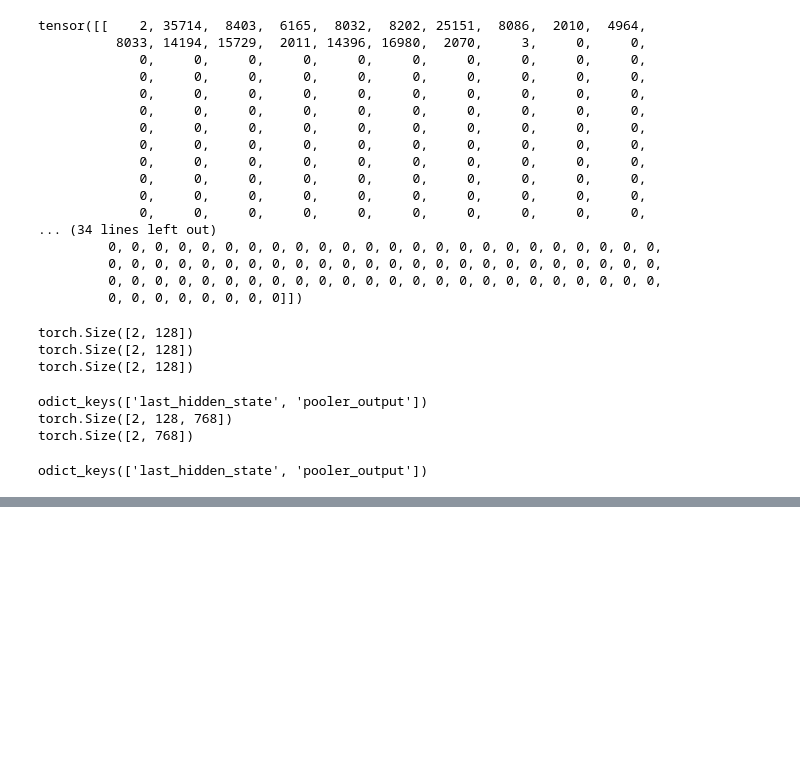
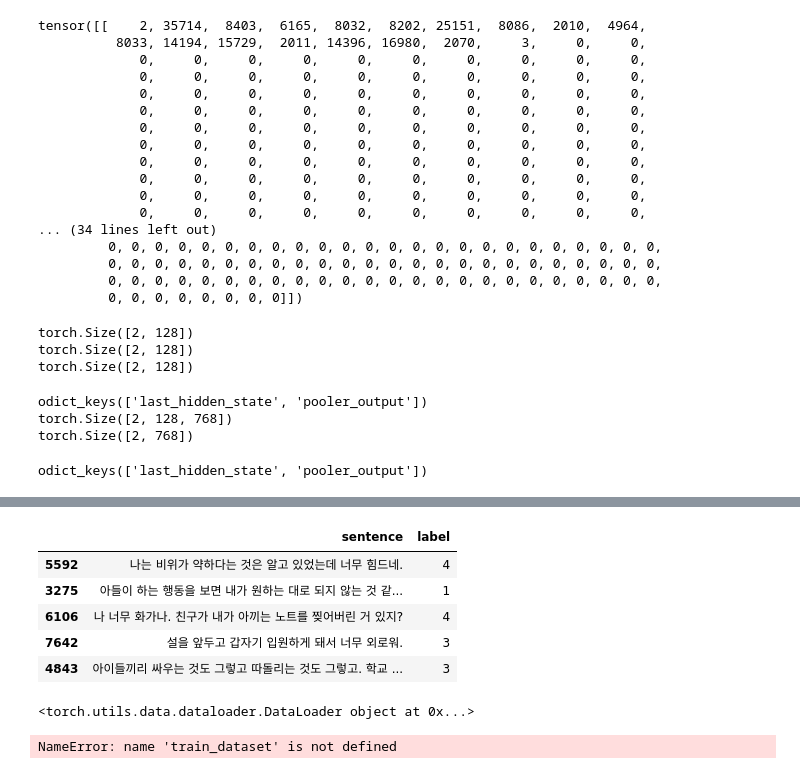
Before and after one commit to JoSangYeon/Emotion_Classifier_Project, a Jupyter notebook: TEMP.ipynb, the cells around one changed output, grey strips where cells are left out. Cells and saved outputs as stored; diff of their text form; code cells hidden in the pictures; blank space fills up the shorter version.

```diff
--- a/TEMP.ipynb
+++ b/TEMP.ipynb
@@ -193,0 +398,20 @@ odict_keys(['last_hidden_state', 'pooler_output'])
+# %%
+v_data.head()
+# %% [output]
+|  | sentence | label |
+| 5592 | 나는 비위가 약하다는 것은 알고 있었는데 너무 힘드네. | 4 |
+| 3275 | 아들이 하는 행동을 보면 내가 원하는 대로 되지 않는 것 같... | 1 |
+| 6106 | 나 너무 화가나. 친구가 내가 아끼는 노트를 찢어버린 거 있지? | 4 |
+| 7642 | 설을 앞두고 갑자기 입원하게 돼서 너무 외로워. | 3 |
+| 4843 | 아이들끼리 싸우는 것도 그렇고 따돌리는 것도 그렇고. 학교 ... | 3 |
+# %%
+t_dataloader = DataLoader(BERTDataset(t_data, 128), batch_size=32, shuffle=True)
+v_dataloader = DataLoader(BERTDataset(v_data, 128), batch_size=32, shuffle=True)
+
+print(t_dataloader)
+# %% [output]
+<torch.utils.data.dataloader.DataLoader object at 0x...>
+# %%
+train_dataset.show_item(10)
+# %% [output]
+NameError: name 'train_dataset' is not defined
```
Also changed, not shown: parts of 23 cells of this notebook, 4 other files.
